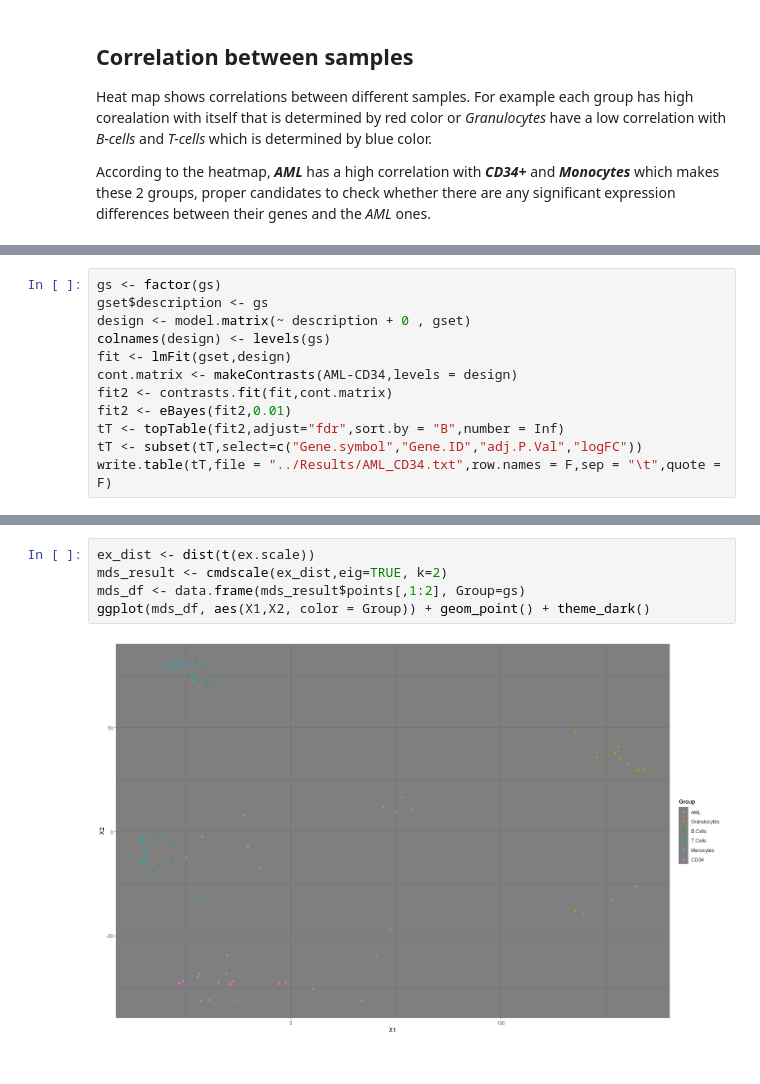
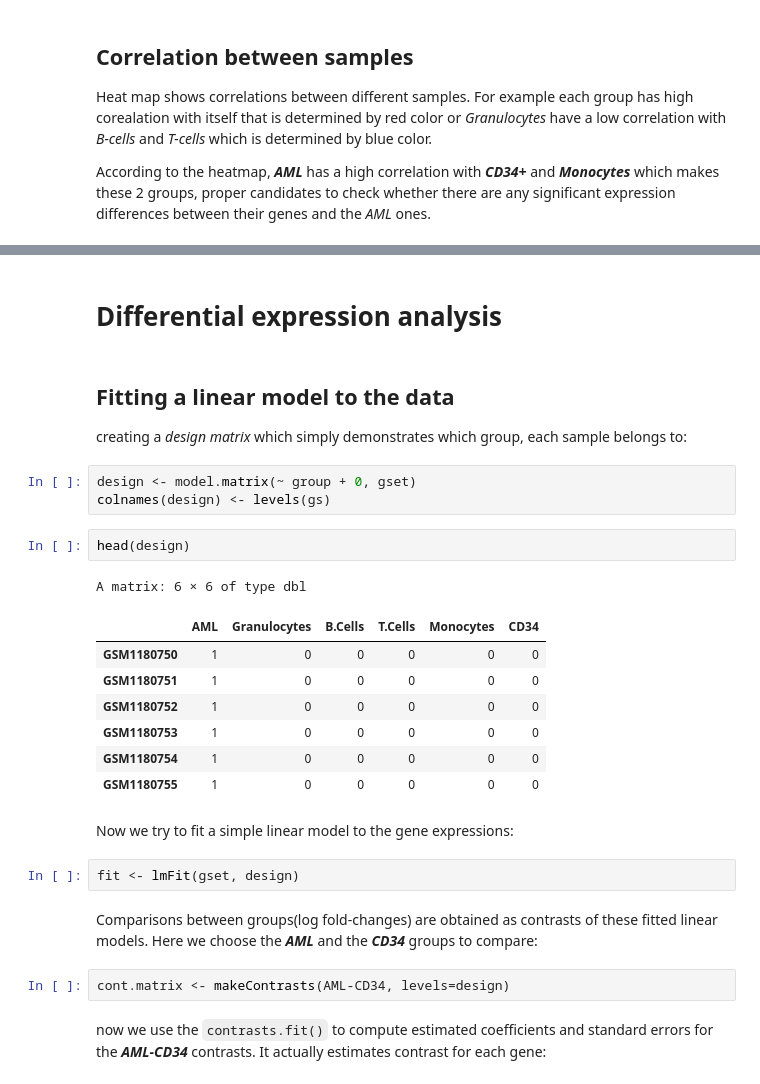
Before and after one commit to drippypale/microarray-aml, a Jupyter notebook: Src/notebook.ipynb, the cells around one changed output, grey strips where cells are left out. Saved outputs shown, nothing was run; the diff lists cells and outputs as text.

```diff
--- a/Src/notebook.ipynb
+++ b/Src/notebook.ipynb
@@ -342,12 +340,0 @@ calculate dif matrix
-# %%
-gs <- factor(gs)
-gset$description <- gs
-design <- model.matrix(~ description + 0 , gset)
-colnames(design) <- levels(gs)
-fit <- lmFit(gset,design)
-cont.matrix <- makeContrasts(AML-CD34,levels = design)
-fit2 <- contrasts.fit(fit,cont.matrix)
-fit2 <- eBayes(fit2,0.01)
-tT <- topTable(fit2,adjust="fdr",sort.by = "B",number = Inf)
-tT <- subset(tT,select=c("Gene.symbol","Gene.ID","adj.P.Val","logFC"))
-write.table(tT,file = "../Results/AML_CD34.txt",row.names = F,sep = "\t",quote = F)
@@ -396,7 +341,30 @@ ggplot(fa_df, aes(Factor1,Factor2, color = Group)) + geom_point() + theme_dark()
-# %%
-ex_dist <- dist(t(ex.scale))
-mds_result <- cmdscale(ex_dist,eig=TRUE, k=2)
-mds_df <- data.frame(mds_result$points[,1:2], Group=gs)
-ggplot(mds_df, aes(X1,X2, color = Group)) + geom_point() + theme_dark()
-# %% [output]
-[figure, removed]
+# %% [markdown]
+# Differential expression analysis
+# %% [markdown]
+## Fitting a linear model to the data
+creating a *design matrix* which simply demonstrates which group, each sample belongs to:
+# %%
+design <- model.matrix(~ group + 0, gset)
+colnames(design) <- levels(gs)
+# %%
+head(design)
+# %% [output]
+A matrix: 6 × 6 of type dbl
+|  | AML | Granulocytes | B.Cells | T.Cells | Monocytes | CD34 |
+| GSM1180750 | 1 | 0 | 0 | 0 | 0 | 0 |
+| GSM1180751 | 1 | 0 | 0 | 0 | 0 | 0 |
+| GSM1180752 | 1 | 0 | 0 | 0 | 0 | 0 |
+| GSM1180753 | 1 | 0 | 0 | 0 | 0 | 0 |
+| GSM1180754 | 1 | 0 | 0 | 0 | 0 | 0 |
+| GSM1180755 | 1 | 0 | 0 | 0 | 0 | 0 |
+# %% [markdown]
+Now we try to fit a simple linear model to the gene expressions:
+# %%
+fit <- lmFit(gset, design)
+# %% [markdown]
+Comparisons between groups(log fold-changes) are obtained as contrasts of these fitted linear models.
+Here we choose the ***AML*** and the ***CD34*** groups to compare:
+# %%
+cont.matrix <- makeContrasts(AML-CD34, levels=design)
+# %% [markdown]
+now we use the `contrasts.fit()` to compute estimated coefficients and standard errors for the ***AML-CD34*** contrasts. It actually estimates contrast for each gene:
```
Also changed, not shown: parts of 51 cells of this notebook, 12 other files.
